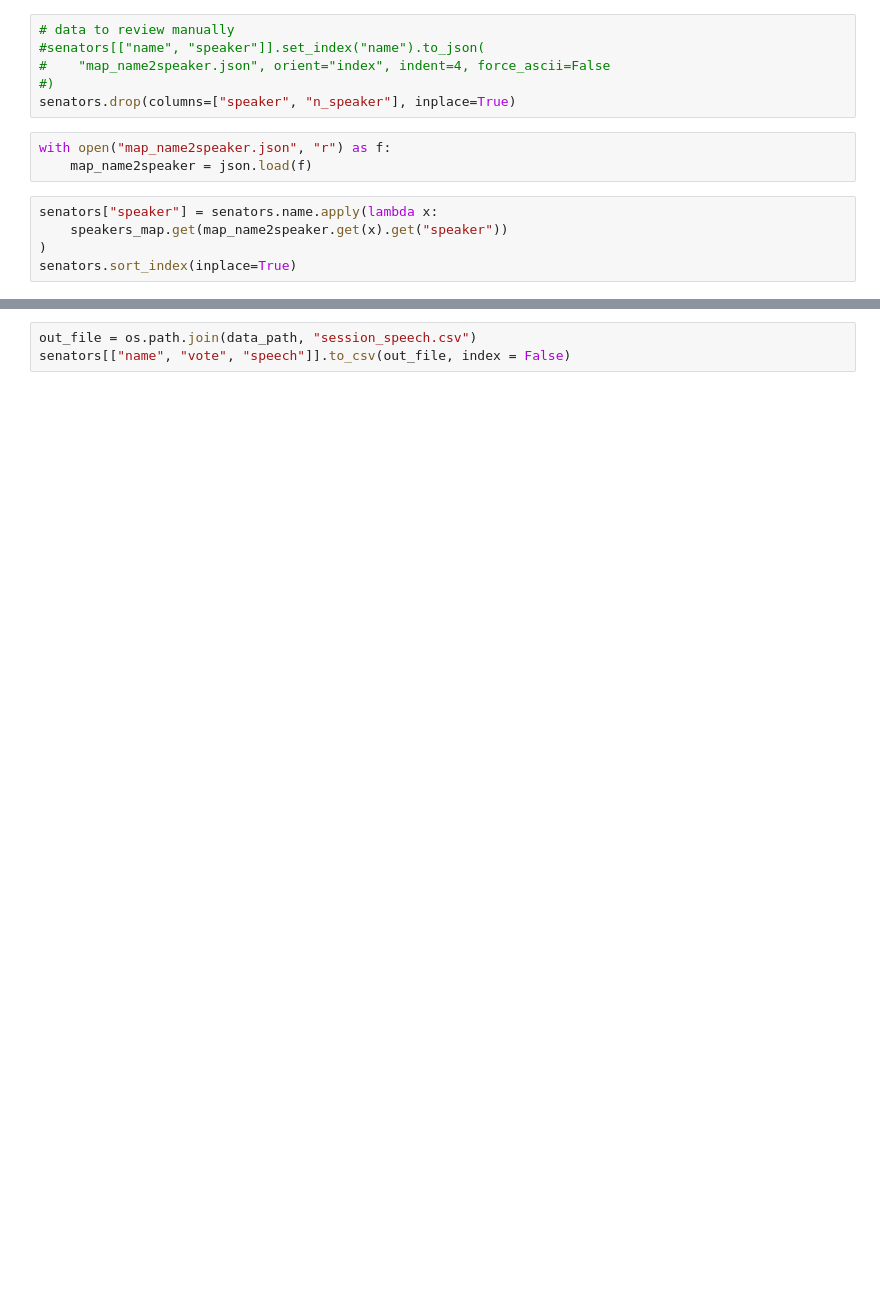
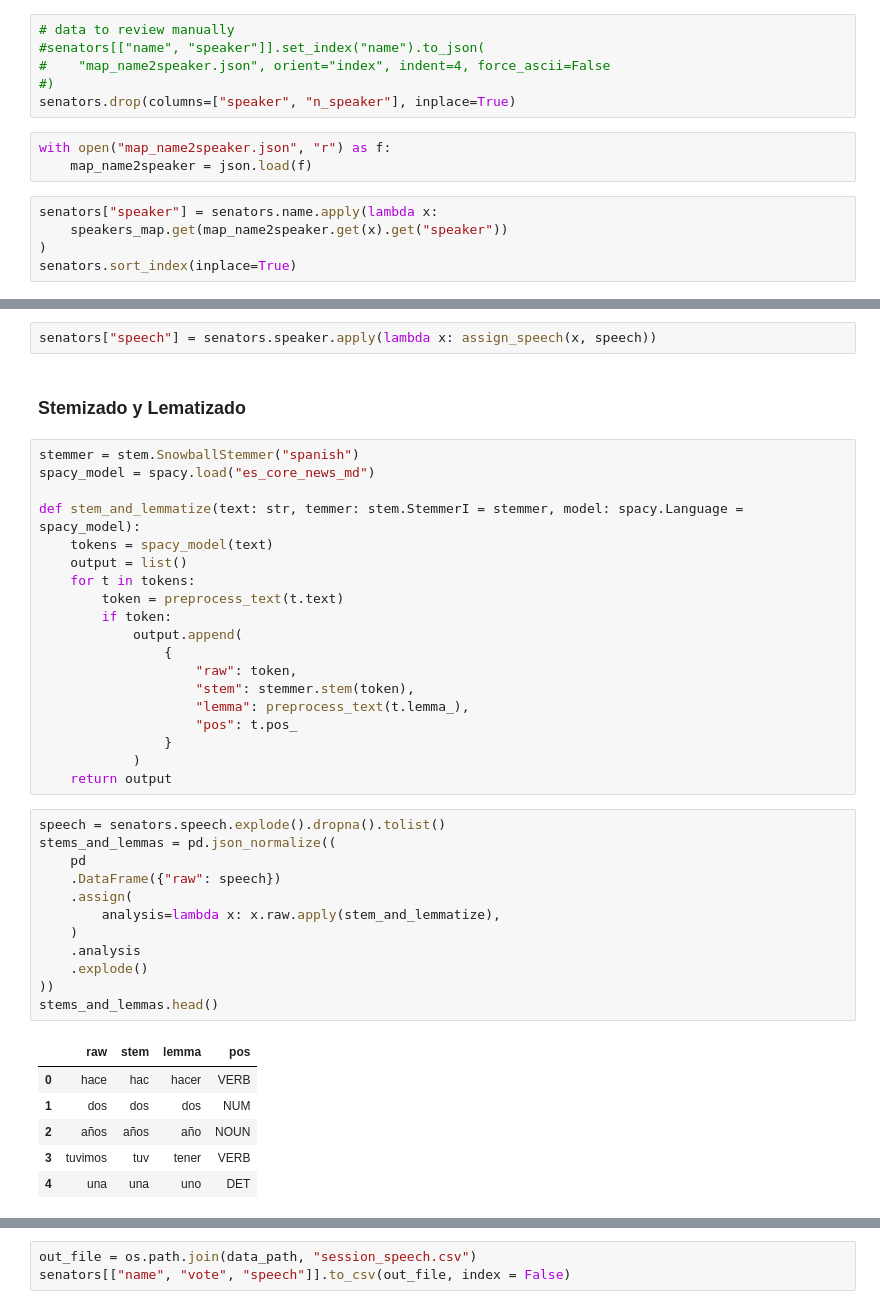
Before and after one commit to macfernandez/eddc-specialization-project, a Jupyter notebook: notebooks/02-data-description.ipynb, the cells around one changed output, grey strips where cells are left out. Saved outputs shown, nothing was run; the diff lists cells and outputs as text; blank space fills up the shorter version.

```diff
--- a/notebooks/02-data-description.ipynb
+++ b/notebooks/02-data-description.ipynb
@@ -344,3 +351,45 @@ senators.head()
 | 2 | Pablo Daniel Blanco | negativo | BLANCO PABLO DANIEL | TIERRA DEL FUEGO, ANTÁRTIDA E ISL... | JUNTOS POR EL CAMBIO TIERRA DEL F... | Juntos por el cambio | Blanco |
 | 3 | Inés Imelda Blas | negativo | BLAS INÉS IMELDA | CATAMARCA | ALIANZA FRENTE PARA LA VICTORIA | Frente para la victoria | Blas |
 | 4 | Néstor Braillard Poccard | negativo | BRAILLARD POCCARD NÉSTOR PEDRO | CORRIENTES | ALIANZA ENCUENTRO CORRIENTES | Otro | Braillard Poccard |
+# %%
+senators["speech"] = senators.speaker.apply(lambda x: assign_speech(x, speech))
+# %% [markdown]
+### Stemizado y Lematizado
+# %%
+stemmer = stem.SnowballStemmer("spanish")
+spacy_model = spacy.load("es_core_news_md")
+
+def stem_and_lemmatize(text: str, temmer: stem.StemmerI = stemmer, model: spacy.Language = spacy_model):
+    tokens = spacy_model(text)
+    output = list()
+    for t in tokens:
+        token = preprocess_text(t.text)
+        if token:
+            output.append(
+                {
+                    "raw": token,
+                    "stem": stemmer.stem(token),
+                    "lemma": preprocess_text(t.lemma_),
+                    "pos": t.pos_
+                }
+            )
+    return output
+# %%
+speech = senators.speech.explode().dropna().tolist()
+stems_and_lemmas = pd.json_normalize((
+    pd
+    .DataFrame({"raw": speech})
+    .assign(
+        analysis=lambda x: x.raw.apply(stem_and_lemmatize),
+    )
+    .analysis
+    .explode()
+))
+stems_and_lemmas.head()
+# %% [output]
+|  | raw | stem | lemma | pos |
+| 0 | hace | hac | hacer | VERB |
+| 1 | dos | dos | dos | NUM |
+| 2 | años | años | año | NOUN |
+| 3 | tuvimos | tuv | tener | VERB |
+| 4 | una | una | uno | DET |
```
Also changed, not shown: parts of 20 cells of this notebook, 1 other file.
